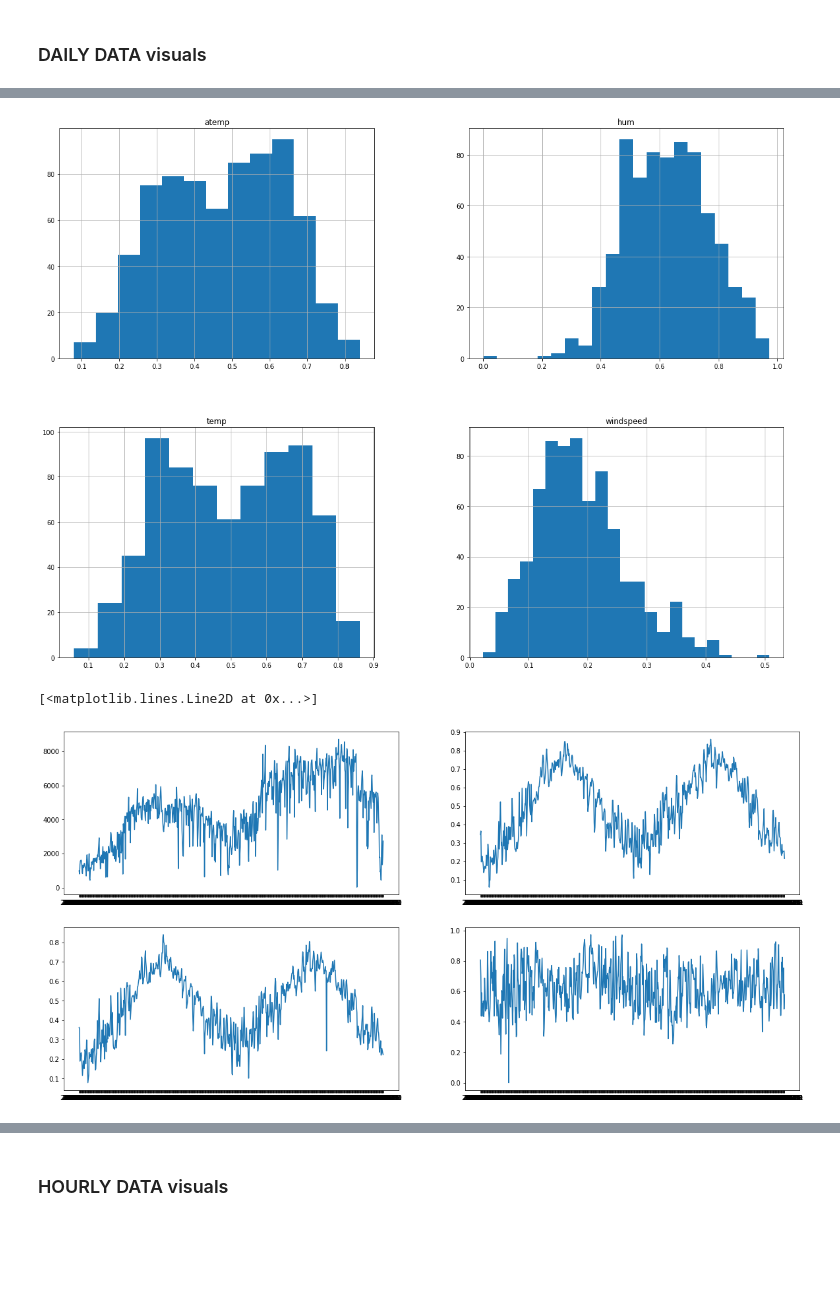
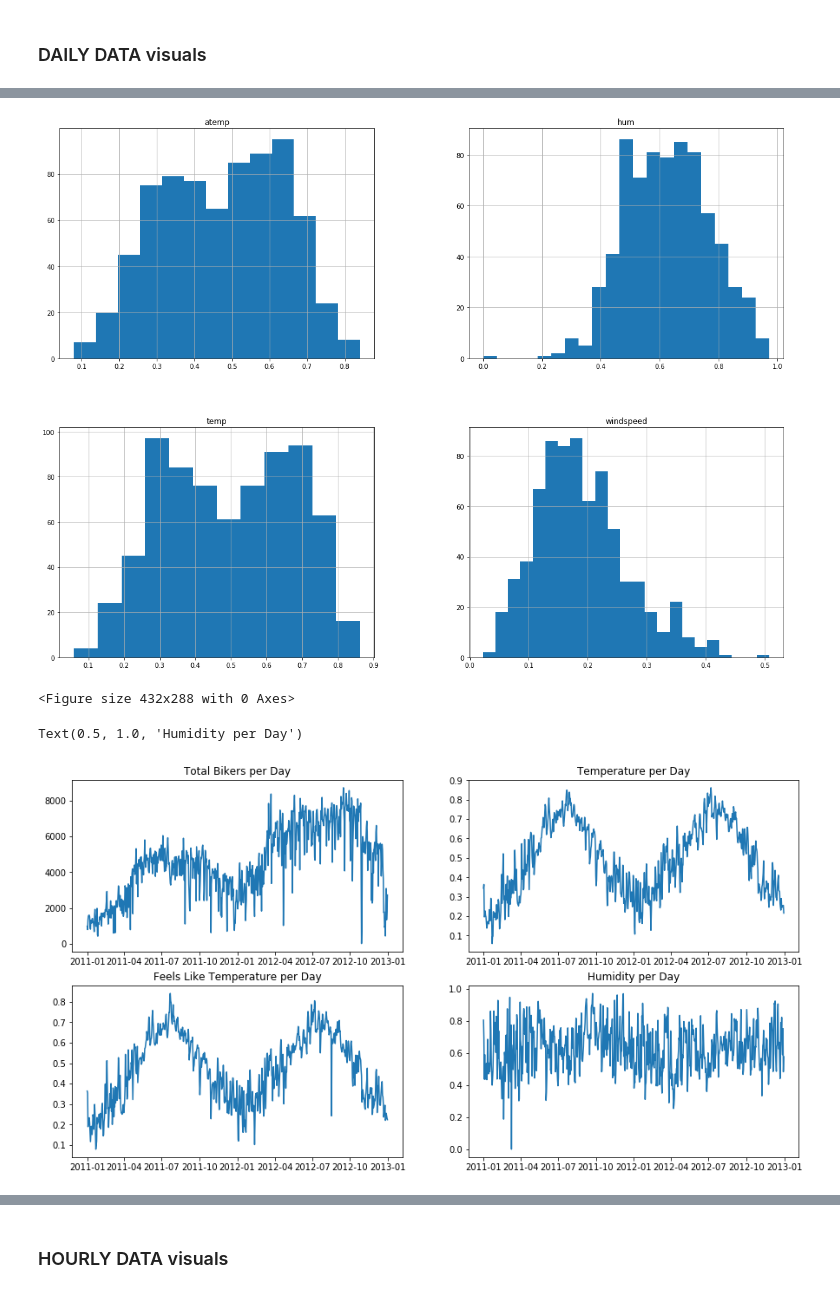
Before and after one commit to mradazoury/Bike_Prediction_Python_group_project, a Jupyter notebook: Bike-Sharing-Dataset 2/Group_Start-Copy.ipynb, the cells around one changed output, grey strips where cells are left out. Drawn from its saved outputs; the diff is of its cells as text; code cells hidden in the pictures; blank space fills up the shorter version.

```diff
--- a/Bike-Sharing-Dataset 2/Group_Start-Copy.ipynb
+++ b/Bike-Sharing-Dataset 2/Group_Start-Copy.ipynb
@@ -162,0 +122,4 @@ High five! You successfully sent some data to your account on plotly. View your
+# %%
+# Making a copy of daily data for graphs
+graph_data_daily=daily_raw_data.copy()
+graph_data_daily["dteday"]=graph_data_daily["dteday"].map(lambda x:  pd.to_datetime(x))
@@ -175,22 +162,28 @@ plt.show()
 # %%
 num_bins = 'auto'
 to_hist = ['atemp','temp','hum','windspeed']
-daily_raw_data[to_hist].hist(bins=num_bins, figsize=(20, 15))
+graph_data_daily[to_hist].hist(bins=num_bins, figsize=(20, 15))
 
 plt.show()
+plt.savefig('myfig')
 # %% [output]
 [figure]
+<Figure size 432x288 with 0 Axes>
 # %%
-plt.figure(figsize=(20,10))
+fig=plt.figure(figsize=(15,8))
 plt.subplot(2,2, 1)
-plt.plot(daily_raw_data['dteday'],daily_raw_data['cnt'])
+plt.plot(graph_data_daily['dteday'],graph_data_daily['cnt'])
+plt.title('Total Bikers per Day')
 plt.subplot(2, 2, 2)
-plt.plot(daily_raw_data['dteday'],daily_raw_data['temp'])
+plt.plot(graph_data_daily['dteday'],graph_data_daily['temp'])
+plt.title('Temperature per Day')
 plt.subplot(2, 2, 3)
-plt.plot(daily_raw_data['dteday'],daily_raw_data['atemp'])
+plt.plot(graph_data_daily['dteday'],graph_data_daily['atemp'])
+plt.title('Feels Like Temperature per Day')
 plt.subplot(2, 2, 4)
-plt.plot(daily_raw_data['dteday'],daily_raw_data['hum'])
+plt.plot(graph_data_daily['dteday'],graph_data_daily['hum'])
+plt.title('Humidity per Day')
 # %% [output]
-[<matplotlib.lines.Line2D at 0x...>]
+Text(0.5, 1.0, 'Humidity per Day')
-[figure, old version]
+[figure, new version]
 # %%
```
Also changed, not shown: parts of 24 cells of this notebook, 5 other files.
